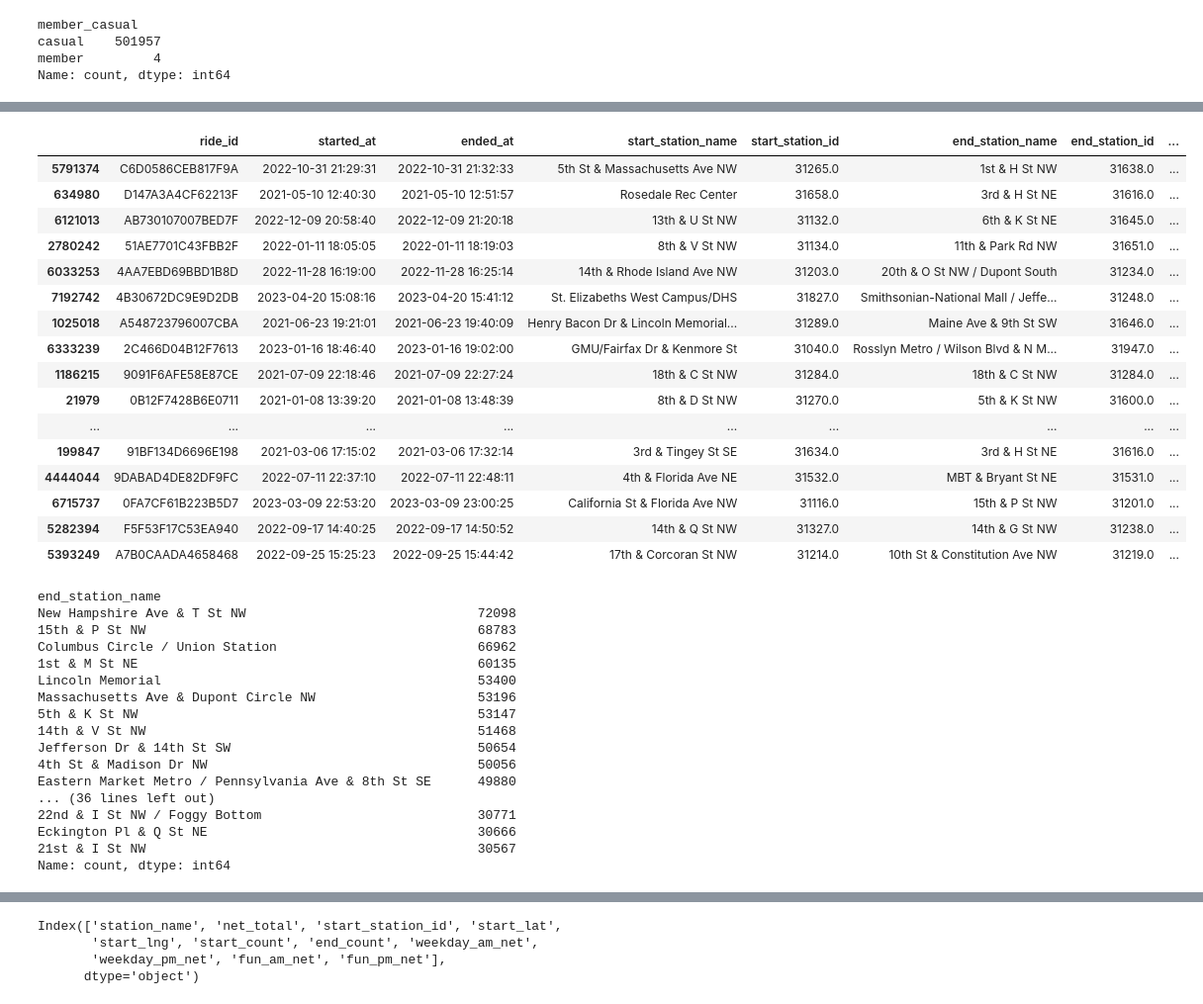
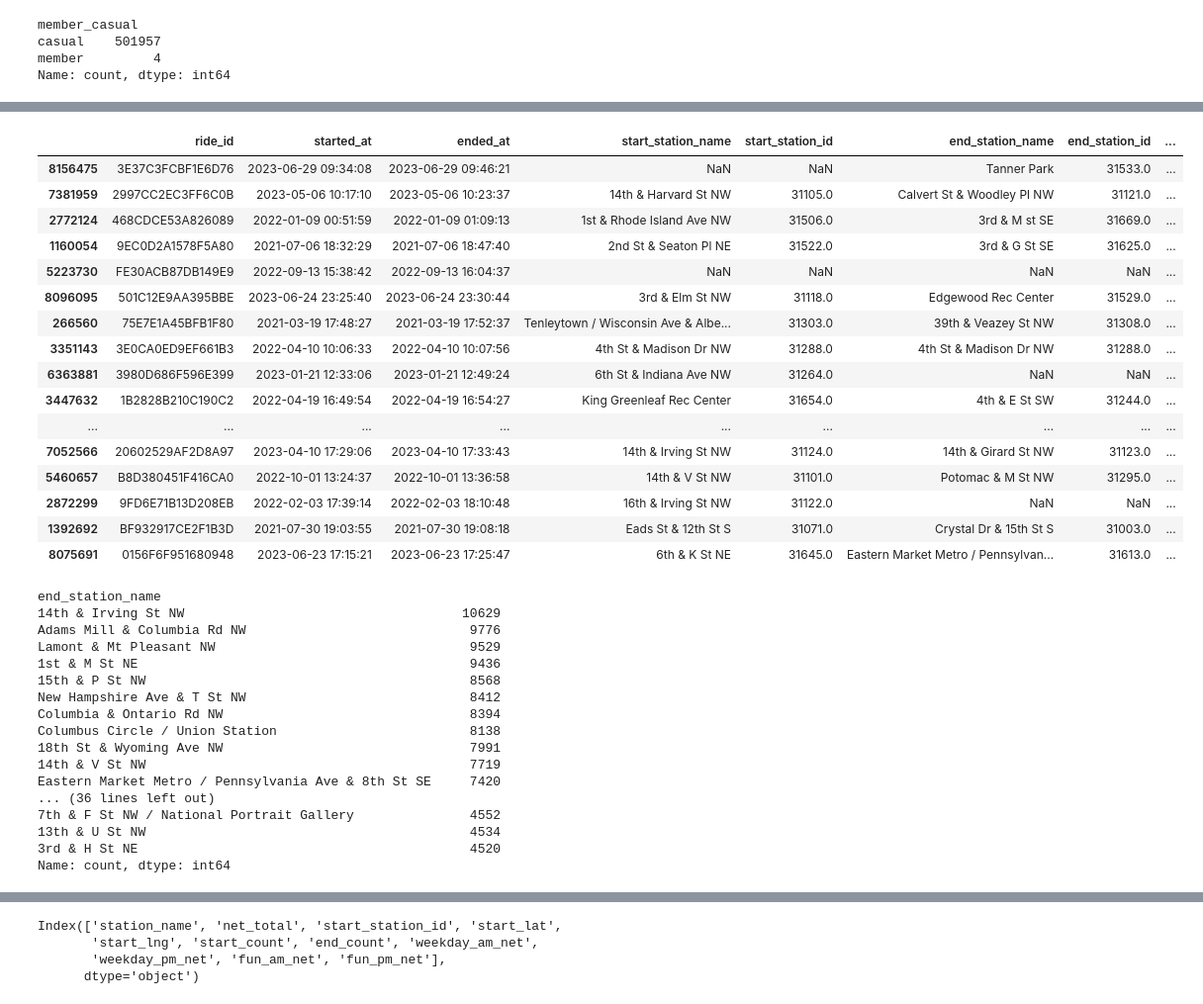
Before and after one commit to Paul-Sabin/Capital-Bikeshare, a Jupyter notebook: Trip Data e-bike.ipynb, the cells around one changed output, grey strips where cells are left out. Shown: that part at 99% size. Cells and saved outputs as stored; diff of their text form; code cells hidden in the pictures.

```diff
--- a/Trip Data e-bike.ipynb
+++ b/Trip Data e-bike.ipynb
@@ -69,8 +69,8 @@ casual    501957
 member         4
 Name: count, dtype: int64
 # %%
-classic_mask = df['rideable_type'] == 'classic_bike'
-classic = df[classic_mask].copy()
-display(classic.info())
+electric_mask = df['rideable_type'] == 'electric_bike'
+electric = df[electric_mask].copy()
+display(electric.info())
 # %% [output]
 <class 'pandas.core.frame.DataFrame'>
@@ -96,6 +96,6 @@ memory usage: 657.7+ MB
 None
 # %%
-classic.drop(['rideable_type'], axis=1, inplace=True)
-display(classic.head())
+electric.drop(['rideable_type'], axis=1, inplace=True)
+display(electric.head())
 # %% [output]
 |  | ride_id | started_at | ended_at | start_station_name | start_station_id | end_station_name | end_station_id | ... |
@@ -121,48 +116,48 @@ endstation_value_counts_electric = df[electric_bike_mask]['end_station_id'].valu
 # %%
-classic['weekend'] = classic['started_at'].dt.dayofweek >= 5
+electric['weekend'] = electric['started_at'].dt.dayofweek >= 5
 # %%
 # Assuming 'start_time' is your datetime column:
-classic['morning'] = classic['started_at'].dt.hour.between(1, 13)
+electric['morning'] = electric['started_at'].dt.hour.between(1, 13)
 # %%
-display(classic.sample(20))
+display(electric.sample(20))
 # %% [output]
 |  | ride_id | started_at | ended_at | start_station_name | start_station_id | end_station_name | end_station_id | ... |
-| 5791374 | C6D0586CEB817F9A | 2022-10-31 21:29:31 | 2022-10-31 21:32:33 | 5th St & Massachusetts Ave NW | 31265.0 | 1st & H St NW | 31638.0 | ... |
-| 634980 | D147A3A4CF62213F | 2021-05-10 12:40:30 | 2021-05-10 12:51:57 | Rosedale Rec Center | 31658.0 | 3rd & H St NE | 31616.0 | ... |
-| 6121013 | AB730107007BED7F | 2022-12-09 20:58:40 | 2022-12-09 21:20:18 | 13th & U St NW | 31132.0 | 6th & K St NE | 31645.0 | ... |
-| 2780242 | 51AE7701C43FBB2F | 2022-01-11 18:05:05 | 2022-01-11 18:19:03 | 8th & V St NW | 31134.0 | 11th & Park Rd NW | 31651.0 | ... |
-| 6033253 | 4AA7EBD69BBD1B8D | 2022-11-28 16:19:00 | 2022-11-28 16:25:14 | 14th & Rhode Island Ave NW | 31203.0 | 20th & O St NW / Dupont South | 31234.0 | ... |
-| 7192742 | 4B30672DC9E9D2DB | 2023-04-20 15:08:16 | 2023-04-20 15:41:12 | St. Elizabeths West Campus/DHS | 31827.0 | Smithsonian-National Mall / Jeffe... | 31248.0 | ... |
-| 1025018 | A548723796007CBA | 2021-06-23 19:21:01 | 2021-06-23 19:40:09 | Henry Bacon Dr & Lincoln Memorial... | 31289.0 | Maine Ave & 9th St SW | 31646.0 | ... |
-| 6333239 | 2C466D04B12F7613 | 2023-01-16 18:46:40 | 2023-01-16 19:02:00 | GMU/Fairfax Dr & Kenmore St | 31040.0 | Rosslyn Metro / Wilson Blvd & N M... | 31947.0 | ... |
-| 1186215 | 9091F6AFE58E87CE | 2021-07-09 22:18:46 | 2021-07-09 22:27:24 | 18th & C St NW | 31284.0 | 18th & C St NW | 31284.0 | ... |
-| 21979 | 0B12F7428B6E0711 | 2021-01-08 13:39:20 | 2021-01-08 13:48:39 | 8th & D St NW | 31270.0 | 5th & K St NW | 31600.0 | ... |
+| 8156475 | 3E37C3FCBF1E6D76 | 2023-06-29 09:34:08 | 2023-06-29 09:46:21 | NaN | NaN | Tanner Park | 31533.0 | ... |
+| 7381959 | 2997CC2EC3FF6C0B | 2023-05-06 10:17:10 | 2023-05-06 10:23:37 | 14th & Harvard St NW | 31105.0 | Calvert St & Woodley Pl NW | 31121.0 | ... |
+| 2772124 | 468CDCE53A826089 | 2022-01-09 00:51:59 | 2022-01-09 01:09:13 | 1st & Rhode Island Ave NW | 31506.0 | 3rd & M st SE | 31669.0 | ... |
+| 1160054 | 9EC0D2A1578F5A80 | 2021-07-06 18:32:29 | 2021-07-06 18:47:40 | 2nd St & Seaton Pl NE | 31522.0 | 3rd & G St SE | 31625.0 | ... |
+| 5223730 | FE30ACB87DB149E9 | 2022-09-13 15:38:42 | 2022-09-13 16:04:37 | NaN | NaN | NaN | NaN | ... |
+| 8096095 | 501C12E9AA395BBE | 2023-06-24 23:25:40 | 2023-06-24 23:30:44 | 3rd & Elm St NW | 31118.0 | Edgewood Rec Center | 31529.0 | ... |
+| 266560 | 75E7E1A45BFB1F80 | 2021-03-19 17:48:27 | 2021-03-19 17:52:37 | Tenleytown / Wisconsin Ave & Albe... | 31303.0 | 39th & Veazey St NW | 31308.0 | ... |
+| 3351143 | 3E0CA0ED9EF661B3 | 2022-04-10 10:06:33 | 2022-04-10 10:07:56 | 4th St & Madison Dr NW | 31288.0 | 4th St & Madison Dr NW | 31288.0 | ... |
+| 6363881 | 3980D686F596E399 | 2023-01-21 12:33:06 | 2023-01-21 12:49:24 | 6th St & Indiana Ave NW | 31264.0 | NaN | NaN | ... |
+| 3447632 | 1B2828B210C190C2 | 2022-04-19 16:49:54 | 2022-04-19 16:54:27 | King Greenleaf Rec Center | 31654.0 | 4th & E St SW | 31244.0 | ... |
 | ... | ... | ... | ... | ... | ... | ... | ... | ... |
-| 199847 | 91BF134D6696E198 | 2021-03-06 17:15:02 | 2021-03-06 17:32:14 | 3rd & Tingey St SE | 31634.0 | 3rd & H St NE | 31616.0 | ... |
-| 4444044 | 9DABAD4DE82DF9FC | 2022-07-11 22:37:10 | 2022-07-11 22:48:11 | 4th & Florida Ave NE | 31532.0 | MBT & Bryant St NE | 31531.0 | ... |
-| 6715737 | 0FA7CF61B223B5D7 | 2023-03-09 22:53:20 | 2023-03-09 23:00:25 | California St & Florida Ave NW | 31116.0 | 15th & P St NW | 31201.0 | ... |
-| 5282394 | F5F53F17C53EA940 | 2022-09-17 14:40:25 | 2022-09-17 14:50:52 | 14th & Q St NW | 31327.0 | 14th & G St NW | 31238.0 | ... |
-| 5393249 | A7B0CAADA4658468 | 2022-09-25 15:25:23 | 2022-09-25 15:44:42 | 17th & Corcoran St NW | 31214.0 | 10th St & Constitution Ave NW | 31219.0 | ... |
+| 7052566 | 20602529AF2D8A97 | 2023-04-10 17:29:06 | 2023-04-10 17:33:43 | 14th & Irving St NW | 31124.0 | 14th & Girard St NW | 31123.0 | ... |
+| 5460657 | B8D380451F416CA0 | 2022-10-01 13:24:37 | 2022-10-01 13:36:58 | 14th & V St NW | 31101.0 | Potomac & M St NW | 31295.0 | ... |
+| 2872299 | 9FD6E71B13D208EB | 2022-02-03 17:39:14 | 2022-02-03 18:10:48 | 16th & Irving St NW | 31122.0 | NaN | NaN | ... |
+| 1392692 | BF932917CE2F1B3D | 2021-07-30 19:03:55 | 2021-07-30 19:08:18 | Eads St & 12th St S | 31071.0 | Crystal Dr & 15th St S | 31003.0 | ... |
+| 8075691 | 0156F6F951680948 | 2023-06-23 17:15:21 | 2023-06-23 17:25:47 | 6th & K St NE | 31645.0 | Eastern Market Metro / Pennsylvan... | 31613.0 | ... |
 # %%
-endstation_value_counts = classic['end_station_name'].value_counts()
+endstation_value_counts = electric['end_station_name'].value_counts()
 display(endstation_value_counts.head(50))
 # %% [output]
 end_station_name
-New Hampshire Ave & T St NW                              72098
-15th & P St NW                                           68783
-Columbus Circle / Union Station                          66962
-1st & M St NE                                            60135
-Lincoln Memorial                                         53400
-Massachusetts Ave & Dupont Circle NW                     53196
-5th & K St NW                                            53147
-14th & V St NW                                           51468
-Jefferson Dr & 14th St SW                                50654
-4th St & Madison Dr NW                                   50056
-Eastern Market Metro / Pennsylvania Ave & 8th St SE      49880
+14th & Irving St NW                                    10629
+Adams Mill & Columbia Rd NW                             9776
+Lamont & Mt Pleasant NW                                 9529
+1st & M St NE                                           9436
+15th & P St NW                                          8568
+New Hampshire Ave & T St NW                             8412
+Columbia & Ontario Rd NW                                8394
+Columbus Circle / Union Station                         8138
+18th St & Wyoming Ave NW                                7991
+14th & V St NW                                          7719
+Eastern Market Metro / Pennsylvania Ave & 8th St SE     7420
 ... (36 lines left out)
-22nd & I St NW / Foggy Bottom                            30771
-Eckington Pl & Q St NE                                   30666
-21st & I St NW                                           30567
+7th & F St NW / National Portrait Gallery               4552
+13th & U St NW                                          4534
+3rd & H St NE                                           4520
 Name: count, dtype: int64
 # %%
 # Count the start stations
```
Also changed, not shown: parts of 28 cells of this notebook, 1 other file.
